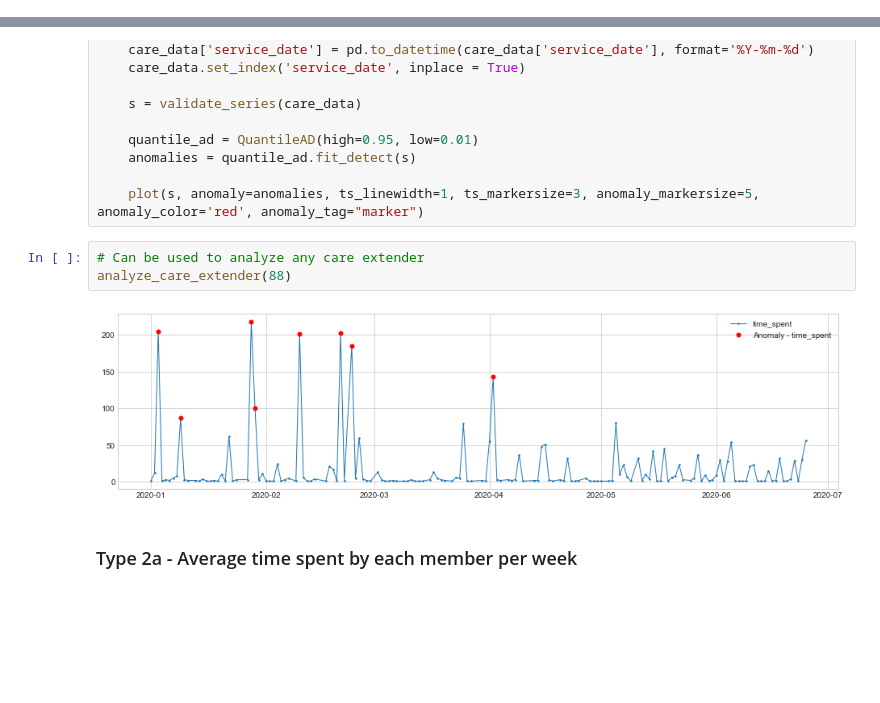
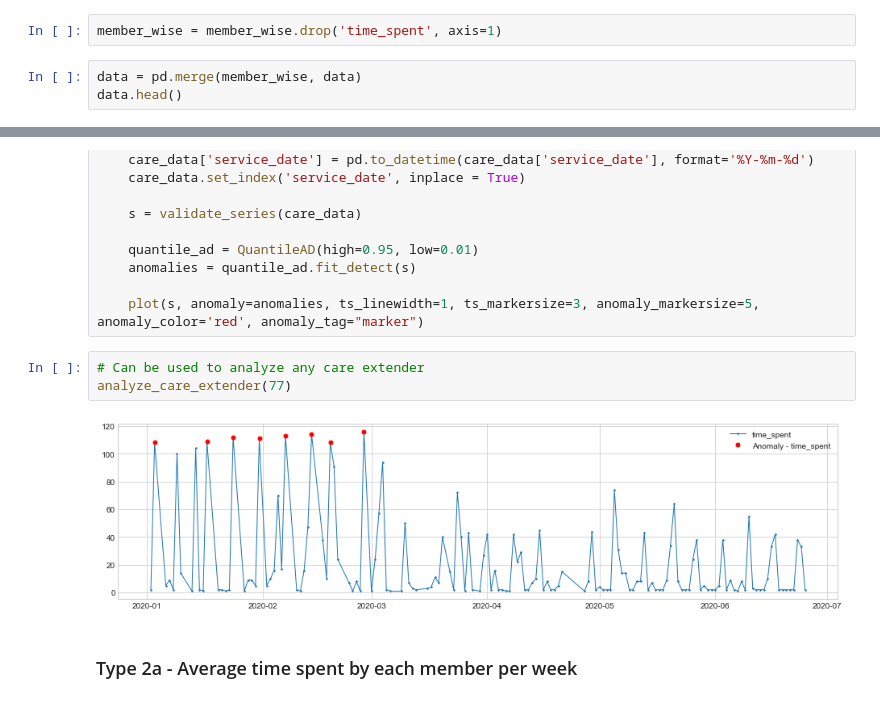
Before and after one commit to Anjana0987/ML-Courses, a Jupyter notebook: Engagements DS/engagements-ds.ipynb, the cells around one changed output, grey strips where cells are left out. Cells and saved outputs as stored; diff of their text form; blank space fills up the shorter version.

```diff
--- a/Engagements DS/engagements-ds.ipynb
+++ b/Engagements DS/engagements-ds.ipynb
@@ -78,0 +91,5 @@ Average, Mininum, and Maximum time spent by members that are in group 2: 309.18
+# %%
+member_wise = member_wise.drop('time_spent', axis=1)
+# %%
+data = pd.merge(member_wise, data)
+data.head()
@@ -113,9 +265,9 @@ def analyze_care_extender(care_extender_id):
     plot(s, anomaly=anomalies, ts_linewidth=1, ts_markersize=3, anomaly_markersize=5, anomaly_color='red', anomaly_tag="marker")
 # %%
 # Can be used to analyze any care extender
-analyze_care_extender(88)
+analyze_care_extender(77)
 # %% [output]
-[figure, old version]
+[figure, new version]
 # %% [markdown]
 ### Type 2a - Average time spent by each member per week
 # %% [markdown]
```
Also changed, not shown: parts of 21 cells of this notebook.
